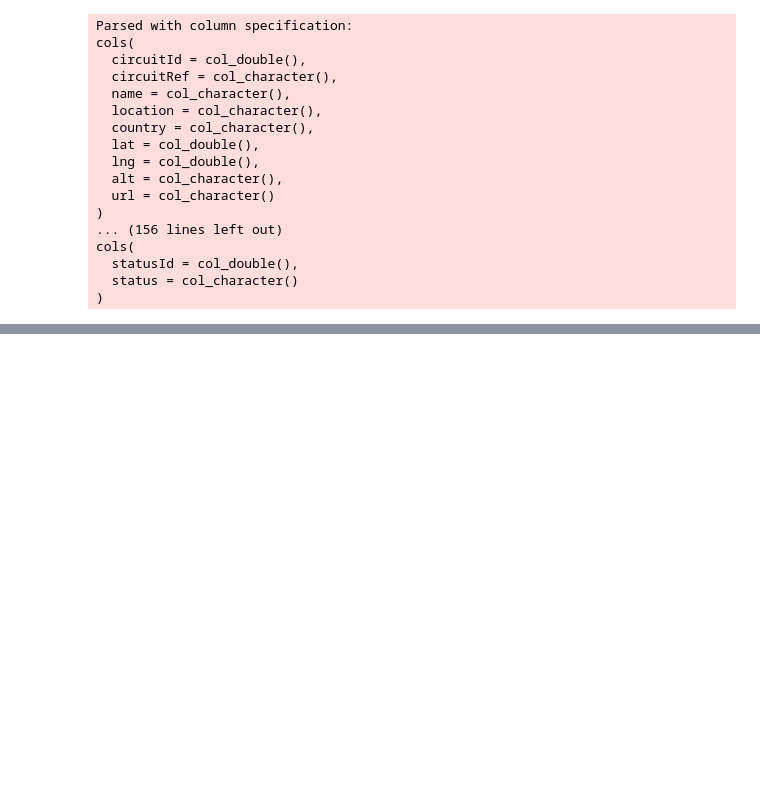
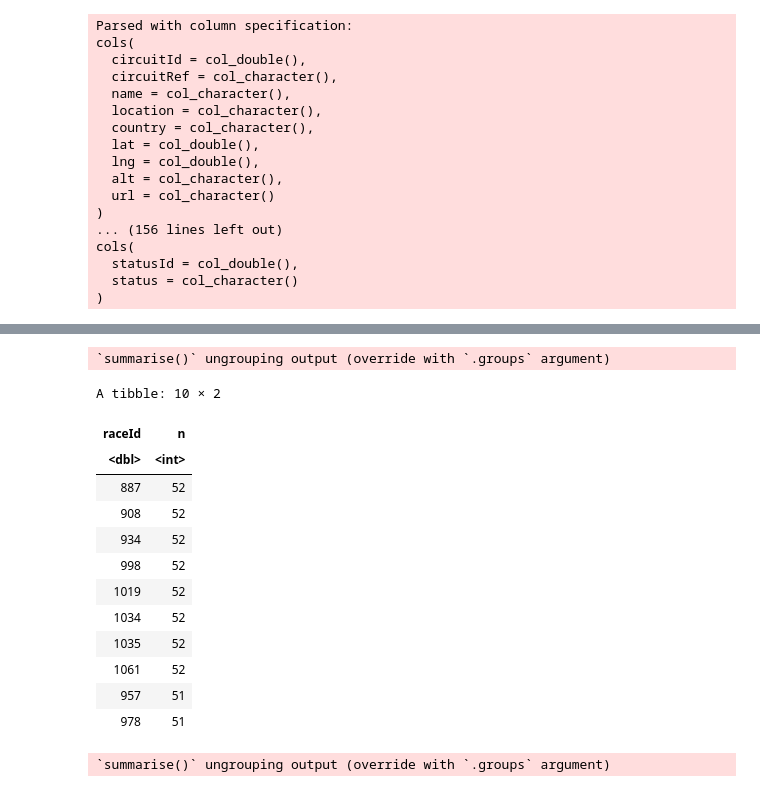
Before and after one commit to TaylorOglow/Formula_1, a Jupyter notebook: Lap Wrangling/vb_laps.ipynb, the cells around one changed output, grey strips where cells are left out. Drawn from its saved outputs; the diff is of its cells as text; code cells hidden in the pictures; blank space fills up the shorter version.

Commit message:
cleaning data

```diff
--- a/Lap Wrangling/vb_laps.ipynb
+++ b/Lap Wrangling/vb_laps.ipynb
@@ -1208,0 +747,54 @@ A tibble: 2 × 2
+# %%
+#9. Great Britain
+
+vb_uk <- bot_laps %>%
+                filter(raceId %in% uk_race_ID)
+
+vb_uk_clean <- vb_uk %>%
+                        group_by(raceId) %>%
+                        summarize(n = n()) %>%
+                        arrange(desc(n))
+vb_uk_clean
+vb_uk_clean_ID <- vb_uk_clean %>%
+                        pull(raceId)
+
+
+### SPLITTING DATA
+
+vb_uk_races <- bot_laps %>%
+                    filter(raceId %in% vb_uk_clean_ID)
+
+vb_uk_split <- initial_split(vb_uk_races, prop = 0.75, strata = milliseconds)
+
+vb_uk_train <- training(vb_uk_split)
+
+vb_uk_test <- testing(vb_uk_split)
+
+
+### USING DATA
+
+vb_uk_lap_times <- vb_uk_train %>%
+                        group_by(lap) %>%
+                        summarize(lap_time_avg = mean(milliseconds))
+
+
+vb_uk_avg_race_time <- vb_uk_lap_times %>%
+                            mutate(lap_time_avg_mins = lap_time_avg / 60000) %>%
+                            select(lap_time_avg_mins) %>%
+                            map(sum)
+# %% [output]
+`summarise()` ungrouping output (override with `.groups` argument)
+A tibble: 10 × 2
+| raceId | n |
+| <dbl> | <int> |
+| 887 | 52 |
+| 908 | 52 |
+| 934 | 52 |
+| 998 | 52 |
+| 1019 | 52 |
+| 1034 | 52 |
+| 1035 | 52 |
+| 1061 | 52 |
+| 957 | 51 |
+| 978 | 51 |
+`summarise()` ungrouping output (override with `.groups` argument)
```
Also changed, not shown: parts of 22 cells of this notebook, 7 other files.
